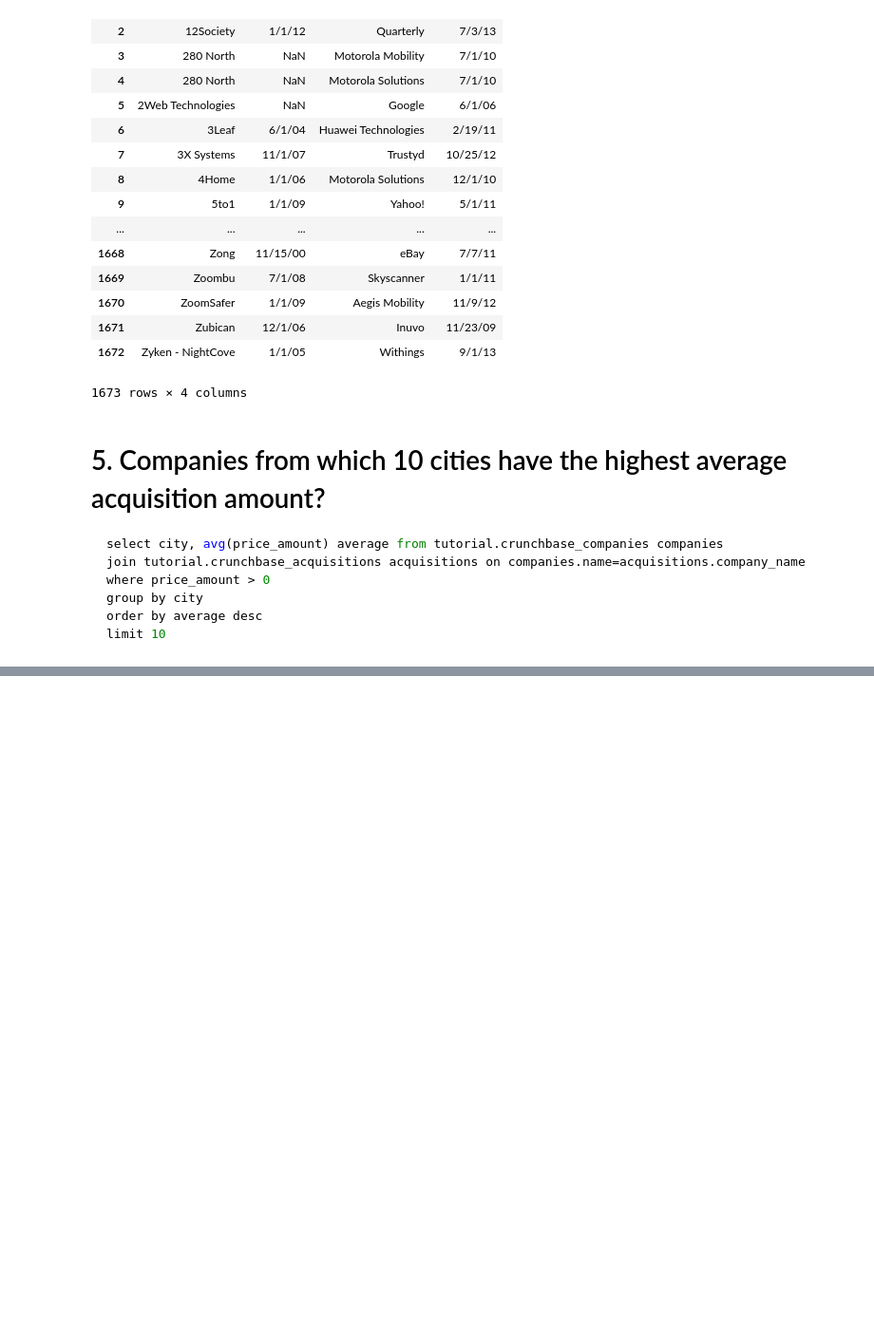
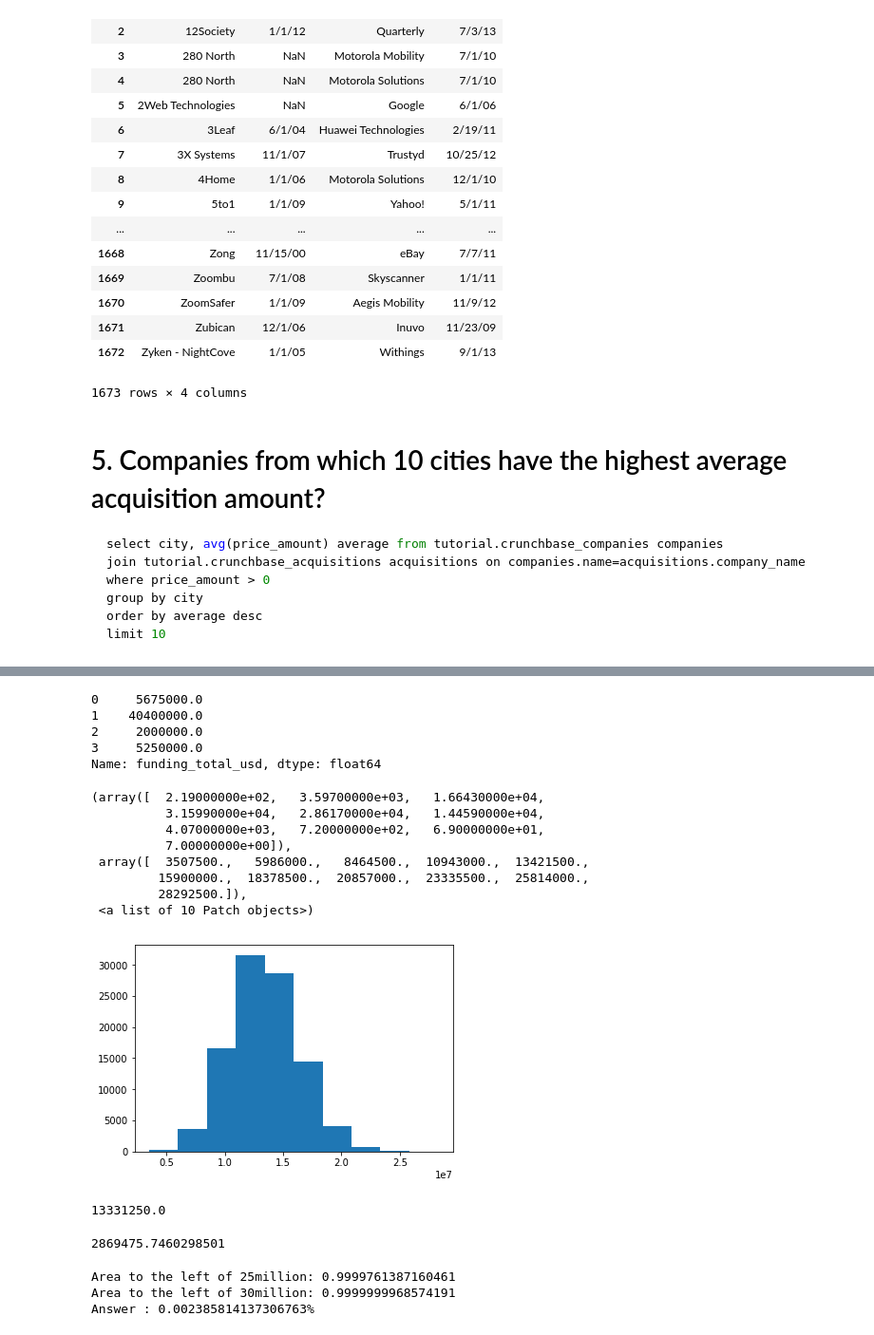
Before and after one commit to kaichimomose/DS-1-Data-Analysis, a Jupyter notebook: SQL_Database_Exploration_Questions_Solutions.ipynb, the cells around one changed output, grey strips where cells are left out. Shown: that part at 95% size. Cells and saved outputs as stored; diff of their text form; code cells hidden in the pictures; blank space fills up the shorter version.

```diff
--- a/SQL_Database_Exploration_Questions_Solutions.ipynb
+++ b/SQL_Database_Exploration_Questions_Solutions.ipynb
@@ -120,0 +167,47 @@ limit 10
+# %%
+dataset = df["funding_total_usd"]
+dataset
+# %% [output]
+0     5675000.0
+1    40400000.0
+2     2000000.0
+3     5250000.0
+Name: funding_total_usd, dtype: float64
+# %%
+def get_sample(dataset, n=30):
+    """Grabs a random subsample of size 'n' from dataset.
+    Outputs the mean of the subsample."""
+    sample = np.random.choice(dataset, size=n)
+    return np.mean(sample)
+
+def create_sample_distribution(dataset, size=100000):
+    """Creates a dataset of subsample means.  The length of the dataset is specified by the 'size'
+    keyword argument. Should return the entire sample distribution as a numpy array.  """
+    sample_averages = np.array([])
+    for i in range(0, size):
+        average = get_sample(dataset)
+        sample_averages = np.append(sample_averages, average)
+    return sample_averages
+# %%
+sample_averages = create_sample_distribution(dataset)
+plt.hist(sample_averages)
+# %% [output]
+(array([  2.19000000e+02,   3.59700000e+03,   1.66430000e+04,
+          3.15990000e+04,   2.86170000e+04,   1.44590000e+04,
+          4.07000000e+03,   7.20000000e+02,   6.90000000e+01,
+          7.00000000e+00]),
+ array([  3507500.,   5986000.,   8464500.,  10943000.,  13421500.,
+         15900000.,  18378500.,  20857000.,  23335500.,  25814000.,
+         28292500.]),
+ <a list of 10 Patch objects>)
+[figure, added]
+# %%
+mean = np.mean(dataset)
+mean
+# %% [output]
+13331250.0
+# %%
+std = np.std(sample_averages)
+std
+# %% [output]
+2869475.7460298501
@@ -120,0 +216,10 @@ limit 10
+# %%
+left_tail_of_25m = st.norm.cdf((25000000-mean)/std)
+left_tail_of_30m = st.norm.cdf((30000000-mean)/std)
+print("Area to the left of 25million: {}".format(left_tail_of_25m))
+print("Area to the left of 30million: {}".format(left_tail_of_30m))
+print("Answer : {}%".format((left_tail_of_30m - left_tail_of_25m)*100))
+# %% [output]
+Area to the left of 25million: 0.9999761387160461
+Area to the left of 30million: 0.9999999968574191
+Answer : 0.002385814137306763%
```
Also changed, not shown: parts of 7 cells of this notebook, 46 other files.
